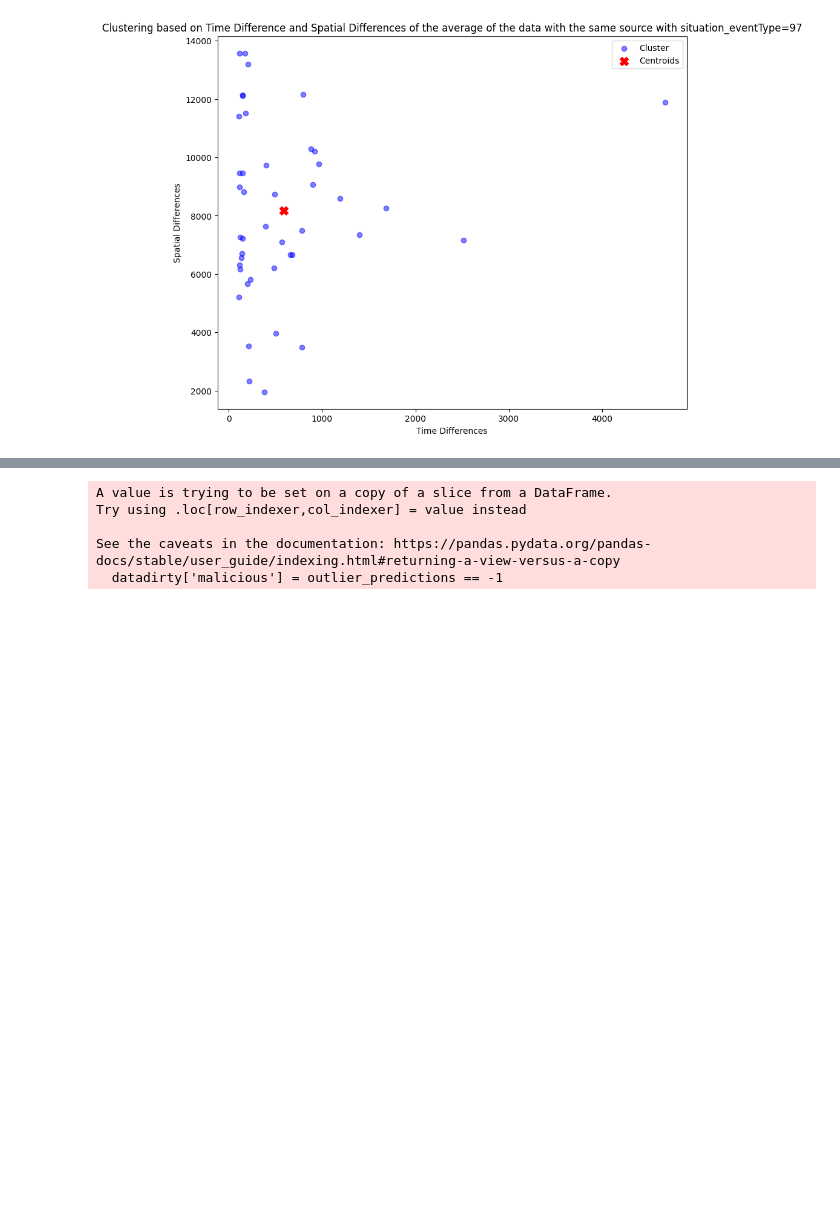
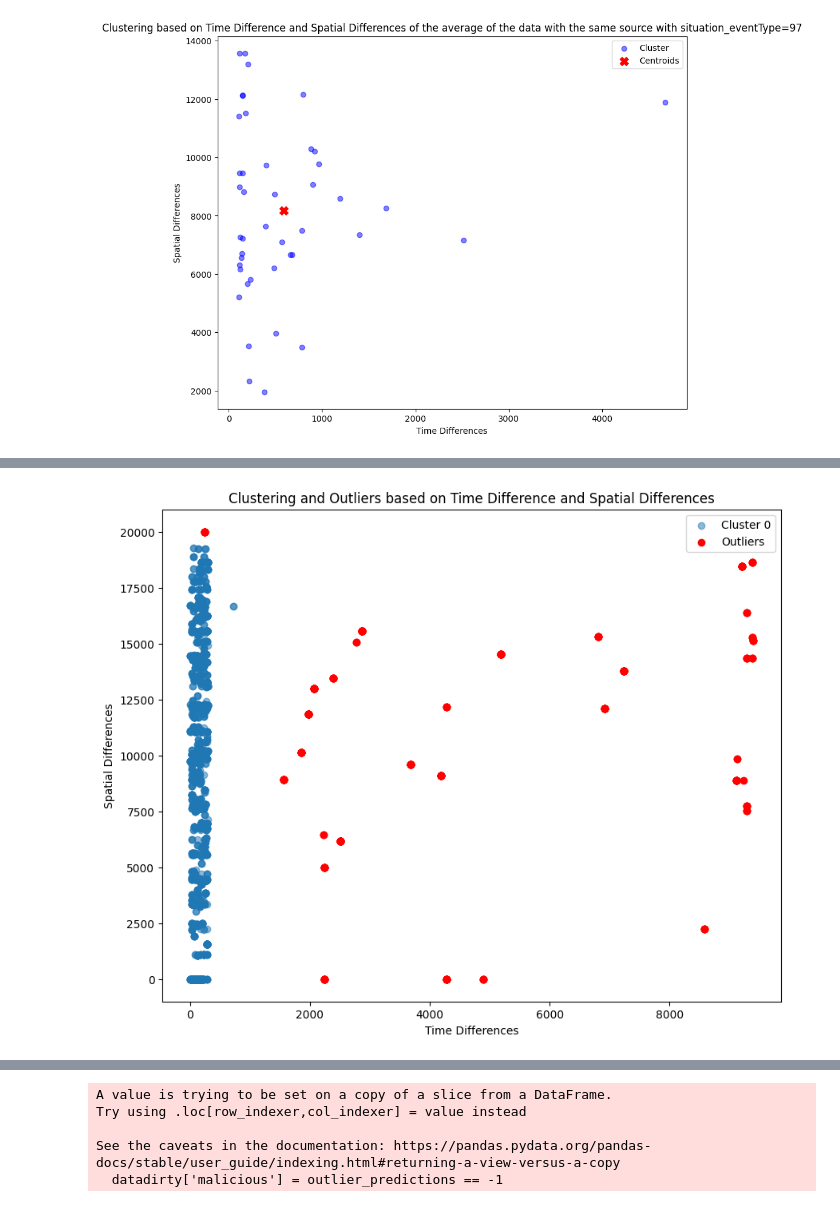
Before and after one commit to alessandrablasioli/attivitaprogettuale, a Jupyter notebook: attprog_sec/finito.ipynb, the cells around one changed output, grey strips where cells are left out. Cells and saved outputs as stored; diff of their text form; code cells hidden in the pictures; blank space fills up the shorter version.

```diff
--- a/attprog_sec/finito.ipynb
+++ b/attprog_sec/finito.ipynb
@@ -829,0 +849,2 @@ plt.show()
+# %%
+onlytmdist = filtered_data[['source','spatial_differences', 'differenza_tempo']]
@@ -829,0 +860,33 @@ plt.show()
+# %%
+data_position_tmdst = onlytmdist.astype(float)
+# %%
+sampletmsd = np.array(data_position_tmdst.values.tolist())
+
+# DBSCAN instance
+dbscan = DBSCAN(eps=1400, min_samples=100)  #Adjust the parameters eps and min_samples according to your requirements
+
+labels = dbscan.fit_predict(sampletmsd)
+# Identify the outliers (points labeled as -1)
+outlier_indices = np.where(labels == -1)[0]
+# %%
+
+fig, ax = plt.subplots(figsize=(10, 8))
+
+# Find the cluster labels
+cluster_labels = np.unique(labels)
+
+for cluster_label in cluster_labels[cluster_labels != -1]:
+    cluster_points = sampletmsd[labels == cluster_label]
+    ax.scatter(cluster_points[:, 2], cluster_points[:, 1], alpha=0.5, label=f'Cluster {cluster_label}')
+
+# outliers
+outlier_points = sampletmsd[outlier_indices]
+ax.scatter(outlier_points[:, 2], outlier_points[:, 1], c='red', label='Outliers')
+
+plt.xlabel('Time Differences')
+plt.ylabel('Spatial Differences')
+plt.title('Clustering and Outliers based on Time Difference and Spatial Differences')
+plt.legend()
+plt.show()
+# %% [output]
+[figure, added]
```
Also changed, not shown: parts of 27 cells of this notebook, 2 other files.
